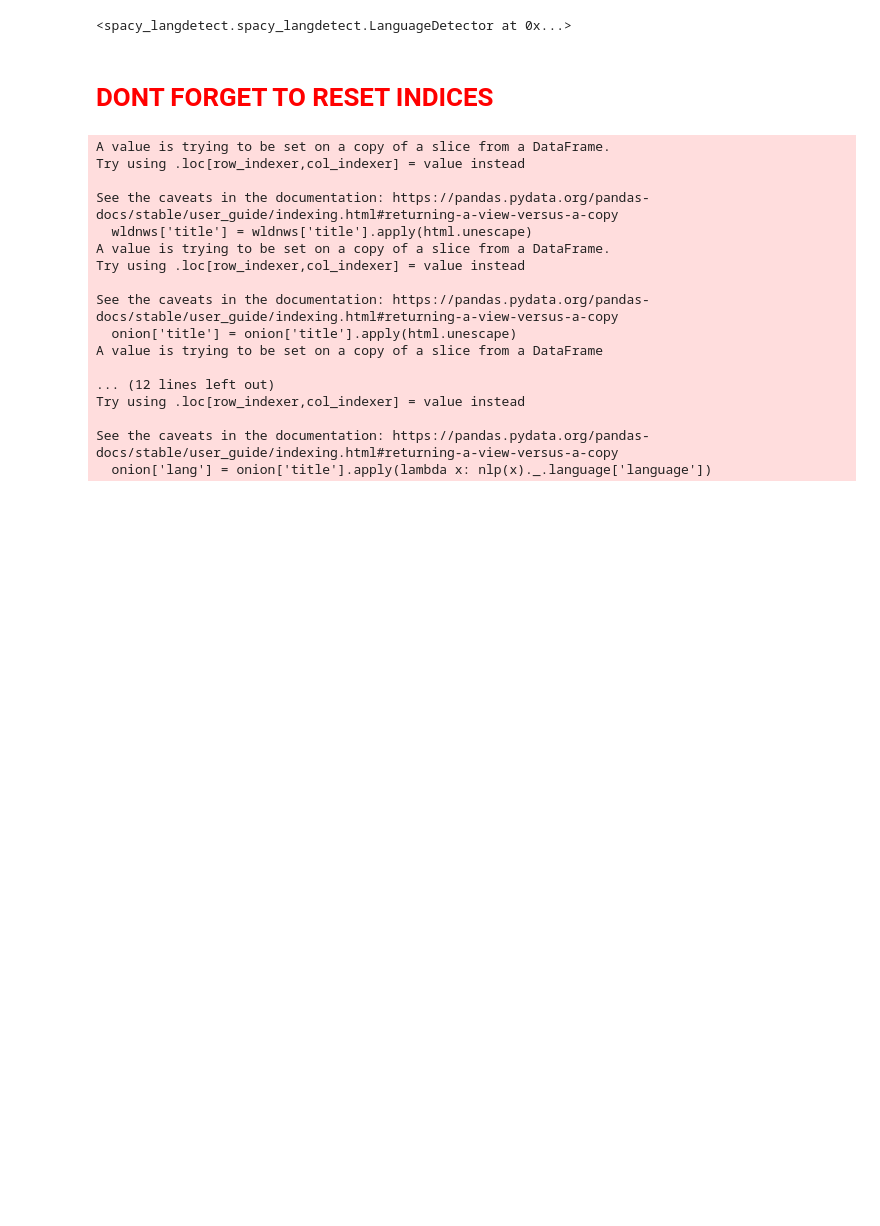
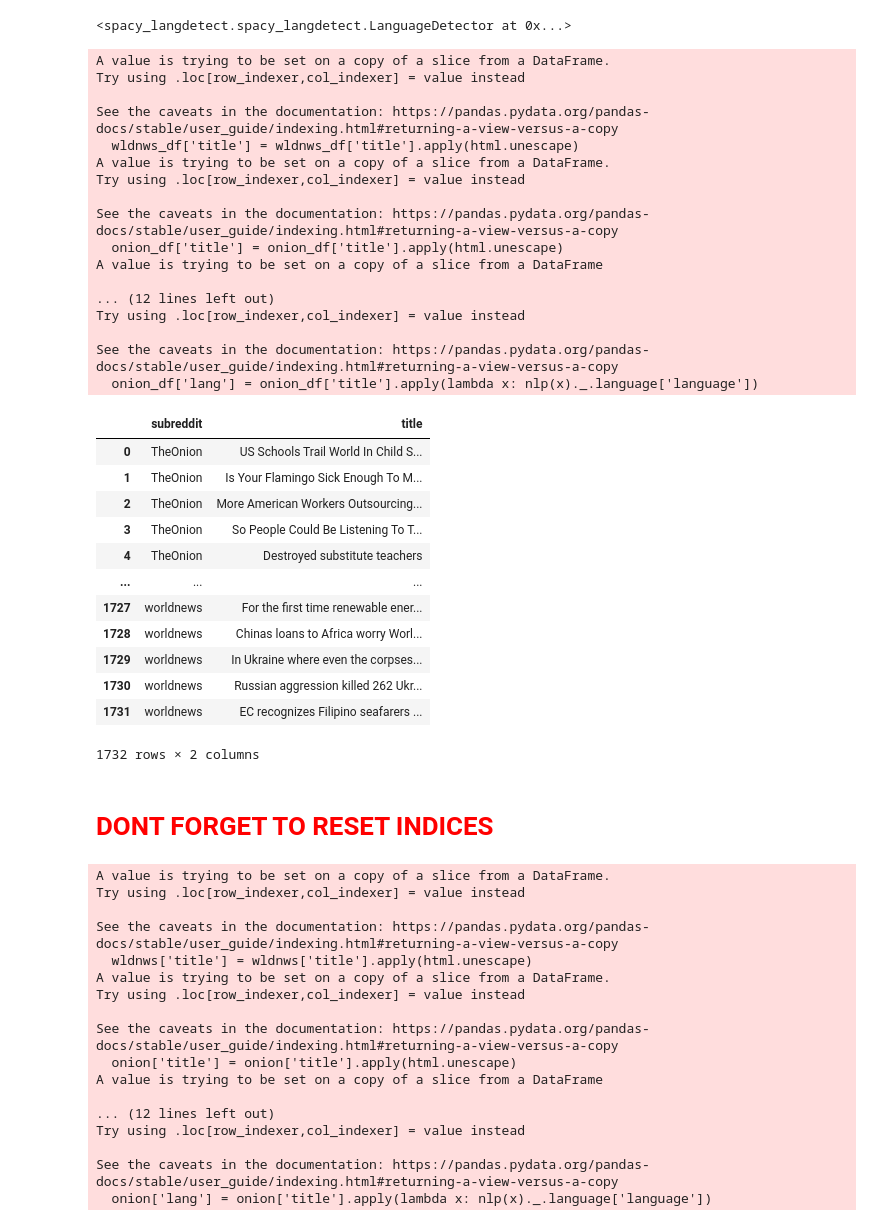
Before and after one commit to drossDS/Humor_Identification_with_NLP, a Jupyter notebook: code/_-Unseen_Cleaning.ipynb, the cells around one changed output. Saved outputs shown, nothing was run; the diff lists cells and outputs as text; code cells hidden in the pictures; blank space fills up the shorter version.

```diff
--- a/code/_-Unseen_Cleaning.ipynb
+++ b/code/_-Unseen_Cleaning.ipynb
@@ -150,3 +145,40 @@ def onion_wldnws_cleaner(onion, wldnws, file_name):
+# %%
+df_onion_test = pd.read_csv('../data/theonion_1578009619.csv')
+df_wldnws_test = pd.read_csv('../data/worldnews_1680688103.csv')
+
+df = onion_wldnws_cleaner(df_onion_test, df_wldnws_test, 'reddit_holdout_2')
+df
+# %% [output]
+A value is trying to be set on a copy of a slice from a DataFrame.
+Try using .loc[row_indexer,col_indexer] = value instead
+
+See the caveats in the documentation: https://pandas.pydata.org/pandas-docs/stable/user_guide/indexing.html#returning-a-view-versus-a-copy
+  wldnws_df['title'] = wldnws_df['title'].apply(html.unescape)
+A value is trying to be set on a copy of a slice from a DataFrame.
+Try using .loc[row_indexer,col_indexer] = value instead
+
+See the caveats in the documentation: https://pandas.pydata.org/pandas-docs/stable/user_guide/indexing.html#returning-a-view-versus-a-copy
+  onion_df['title'] = onion_df['title'].apply(html.unescape)
+A value is trying to be set on a copy of a slice from a DataFrame
+
+... (12 lines left out)
+Try using .loc[row_indexer,col_indexer] = value instead
+
+See the caveats in the documentation: https://pandas.pydata.org/pandas-docs/stable/user_guide/indexing.html#returning-a-view-versus-a-copy
+  onion_df['lang'] = onion_df['title'].apply(lambda x: nlp(x)._.language['language'])
+|  | subreddit | title |
+| 0 | TheOnion | US Schools Trail World In Child S... |
+| 1 | TheOnion | Is Your Flamingo Sick Enough To M... |
+| 2 | TheOnion | More American Workers Outsourcing... |
+| 3 | TheOnion | So People Could Be Listening To T... |
+| 4 | TheOnion | Destroyed substitute teachers |
+| ... | ... | ... |
+| 1727 | worldnews | For the first time renewable ener... |
+| 1728 | worldnews | Chinas loans to Africa worry Worl... |
+| 1729 | worldnews | In Ukraine where even the corpses... |
+| 1730 | worldnews | Russian aggression killed 262 Ukr... |
+| 1731 | worldnews | EC recognizes Filipino seafarers ... |
+1732 rows × 2 columns
 # %% [markdown]
 # <font color = 'red'> DONT FORGET TO RESET INDICES
 # %%
```
Also changed, not shown: parts of 2 cells of this notebook, 1 other file.
